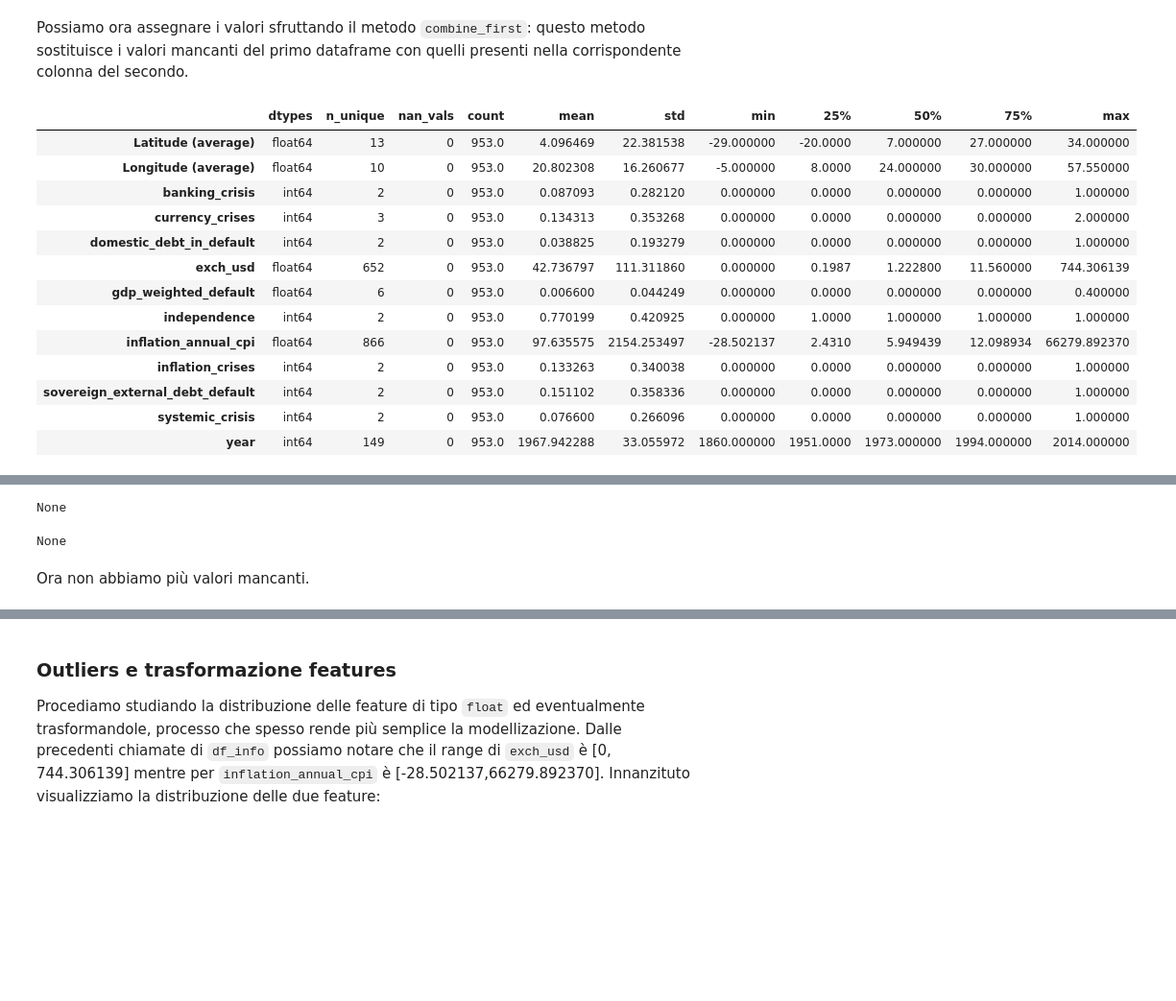
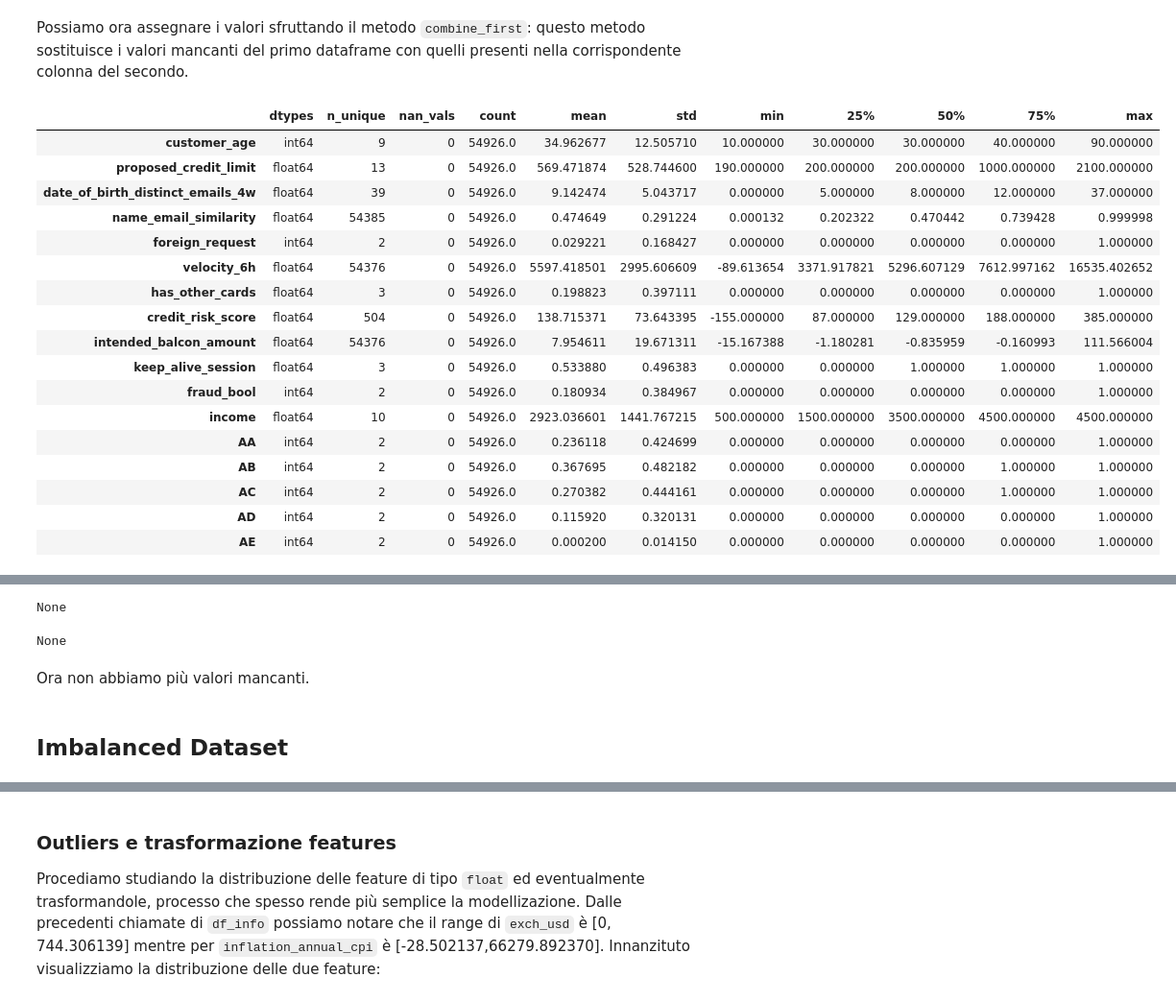
Before and after one commit to DLBD-Department/Python-Data-Science, a Jupyter notebook: Day2-Pandas/E2E-Pandas.ipynb, the cells around one changed output, grey strips where cells are left out. Shown: that part at 96% size. Cells and saved outputs as stored; diff of their text form; code cells hidden in the pictures; blank space fills up the shorter version.

```diff
--- a/Day2-Pandas/E2E-Pandas.ipynb
+++ b/Day2-Pandas/E2E-Pandas.ipynb
@@ -227,3 +146,0 @@ Possiamo ora rimuoverla, assieme alle colonne `cc3` e `country`:
-# %%
-df = df.drop(columns=["case", "cc3", "country"])
-df.columns
@@ -236,0 +147,3 @@ Index(['year', 'systemic_crisis', 'exch_usd', 'domestic_debt_in_default',
+# %%
+ohe_df = pd.DataFrame(result_2, columns=encoder.categories_[0])
+ohe_df.head(2)
@@ -236,0 +154,3 @@ Index(['year', 'systemic_crisis', 'exch_usd', 'domestic_debt_in_default',
+# %%
+ohe_df = ohe_df.iloc[:, :-1]
+ohe_df.head(2)
@@ -237,3 +161,11 @@ Index(['year', 'systemic_crisis', 'exch_usd', 'domestic_debt_in_default',
+# %%
+df = pd.concat(
+    [
+        df.drop(columns=["payment_type"]),
+        ohe_df
+    ],
+    axis=1
+)
 # %% [markdown]
 # Imputazione dei valori mancanti e trasformazione delle features
 
@@ -324,25 +281,27 @@ display(means_by_group)
 # %% [markdown]
 Possiamo ora assegnare i valori sfruttando il metodo `combine_first`: questo metodo sostituisce i valori mancanti del primo dataframe con quelli presenti nella corrispondente colonna del secondo.
 # %%
-df_train.set_index(["Latitude (average)", "Longitude (average)"], inplace=True)
-df_test.set_index(["Latitude (average)", "Longitude (average)"], inplace=True)
-means_by_group.set_index(["Latitude (average)", "Longitude (average)"], inplace=True)
-df_train = df_train.combine_first(means_by_group).reset_index()
-df_test = df_test.combine_first(means_by_group).reset_index()
+df_train = df_train.fillna(df_train.mean())
+df_test = df_test.fillna(df_train.mean())
+
 display(get_info(df_train), get_info(df_test))
 # %% [output]
 |  | dtypes | n_unique | nan_vals | count | mean | std | min | 25% | 50% | 75% | max |
-| Latitude (average) | float64 | 13 | 0 | 953.0 | 4.096469 | 22.381538 | -29.000000 | -20.0000 | 7.000000 | 27.000000 | 34.000000 |
-| Longitude (average) | float64 | 10 | 0 | 953.0 | 20.802308 | 16.260677 | -5.000000 | 8.0000 | 24.000000 | 30.000000 | 57.550000 |
-| banking_crisis | int64 | 2 | 0 | 953.0 | 0.087093 | 0.282120 | 0.000000 | 0.0000 | 0.000000 | 0.000000 | 1.000000 |
-| currency_crises | int64 | 3 | 0 | 953.0 | 0.134313 | 0.353268 | 0.000000 | 0.0000 | 0.000000 | 0.000000 | 2.000000 |
-| domestic_debt_in_default | int64 | 2 | 0 | 953.0 | 0.038825 | 0.193279 | 0.000000 | 0.0000 | 0.000000 | 0.000000 | 1.000000 |
-| exch_usd | float64 | 652 | 0 | 953.0 | 42.736797 | 111.311860 | 0.000000 | 0.1987 | 1.222800 | 11.560000 | 744.306139 |
-| gdp_weighted_default | float64 | 6 | 0 | 953.0 | 0.006600 | 0.044249 | 0.000000 | 0.0000 | 0.000000 | 0.000000 | 0.400000 |
-| independence | int64 | 2 | 0 | 953.0 | 0.770199 | 0.420925 | 0.000000 | 1.0000 | 1.000000 | 1.000000 | 1.000000 |
-| inflation_annual_cpi | float64 | 866 | 0 | 953.0 | 97.635575 | 2154.253497 | -28.502137 | 2.4310 | 5.949439 | 12.098934 | 66279.892370 |
-| inflation_crises | int64 | 2 | 0 | 953.0 | 0.133263 | 0.340038 | 0.000000 | 0.0000 | 0.000000 | 0.000000 | 1.000000 |
-| sovereign_external_debt_default | int64 | 2 | 0 | 953.0 | 0.151102 | 0.358336 | 0.000000 | 0.0000 | 0.000000 | 0.000000 | 1.000000 |
-| systemic_crisis | int64 | 2 | 0 | 953.0 | 0.076600 | 0.266096 | 0.000000 | 0.0000 | 0.000000 | 0.000000 | 1.000000 |
-| year | int64 | 149 | 0 | 953.0 | 1967.942288 | 33.055972 | 1860.000000 | 1951.0000 | 1973.000000 | 1994.000000 | 2014.000000 |
+| customer_age | int64 | 9 | 0 | 54926.0 | 34.962677 | 12.505710 | 10.000000 | 30.000000 | 30.000000 | 40.000000 | 90.000000 |
+| proposed_credit_limit | float64 | 13 | 0 | 54926.0 | 569.471874 | 528.744600 | 190.000000 | 200.000000 | 200.000000 | 1000.000000 | 2100.000000 |
+| date_of_birth_distinct_emails_4w | float64 | 39 | 0 | 54926.0 | 9.142474 | 5.043717 | 0.000000 | 5.000000 | 8.000000 | 12.000000 | 37.000000 |
+| name_email_similarity | float64 | 54385 | 0 | 54926.0 | 0.474649 | 0.291224 | 0.000132 | 0.202322 | 0.470442 | 0.739428 | 0.999998 |
+| foreign_request | int64 | 2 | 0 | 54926.0 | 0.029221 | 0.168427 | 0.000000 | 0.000000 | 0.000000 | 0.000000 | 1.000000 |
+| velocity_6h | float64 | 54376 | 0 | 54926.0 | 5597.418501 | 2995.606609 | -89.613654 | 3371.917821 | 5296.607129 | 7612.997162 | 16535.402652 |
+| has_other_cards | float64 | 3 | 0 | 54926.0 | 0.198823 | 0.397111 | 0.000000 | 0.000000 | 0.000000 | 0.000000 | 1.000000 |
+| credit_risk_score | float64 | 504 | 0 | 54926.0 | 138.715371 | 73.643395 | -155.000000 | 87.000000 | 129.000000 | 188.000000 | 385.000000 |
+| intended_balcon_amount | float64 | 54376 | 0 | 54926.0 | 7.954611 | 19.671311 | -15.167388 | -1.180281 | -0.835959 | -0.160993 | 111.566004 |
+| keep_alive_session | float64 | 3 | 0 | 54926.0 | 0.533880 | 0.496383 | 0.000000 | 0.000000 | 1.000000 | 1.000000 | 1.000000 |
+| fraud_bool | int64 | 2 | 0 | 54926.0 | 0.180934 | 0.384967 | 0.000000 | 0.000000 | 0.000000 | 0.000000 | 1.000000 |
+| income | float64 | 10 | 0 | 54926.0 | 2923.036601 | 1441.767215 | 500.000000 | 1500.000000 | 3500.000000 | 4500.000000 | 4500.000000 |
+| AA | int64 | 2 | 0 | 54926.0 | 0.236118 | 0.424699 | 0.000000 | 0.000000 | 0.000000 | 0.000000 | 1.000000 |
+| AB | int64 | 2 | 0 | 54926.0 | 0.367695 | 0.482182 | 0.000000 | 0.000000 | 0.000000 | 1.000000 | 1.000000 |
+| AC | int64 | 2 | 0 | 54926.0 | 0.270382 | 0.444161 | 0.000000 | 0.000000 | 0.000000 | 1.000000 | 1.000000 |
+| AD | int64 | 2 | 0 | 54926.0 | 0.115920 | 0.320131 | 0.000000 | 0.000000 | 0.000000 | 0.000000 | 1.000000 |
+| AE | int64 | 2 | 0 | 54926.0 | 0.000200 | 0.014150 | 0.000000 | 0.000000 | 0.000000 | 0.000000 | 1.000000 |
 |  | dtypes | n_unique | nan_vals | count | mean | std | min | 25% | 50% | 75% | max |
@@ -363,3 +326,5 @@ None
 None
 # %% [markdown]
 Ora non abbiamo più valori mancanti.
+# %% [markdown]
+## Imbalanced Dataset
```
Also changed, not shown: parts of 38 cells of this notebook, 17 other files.
